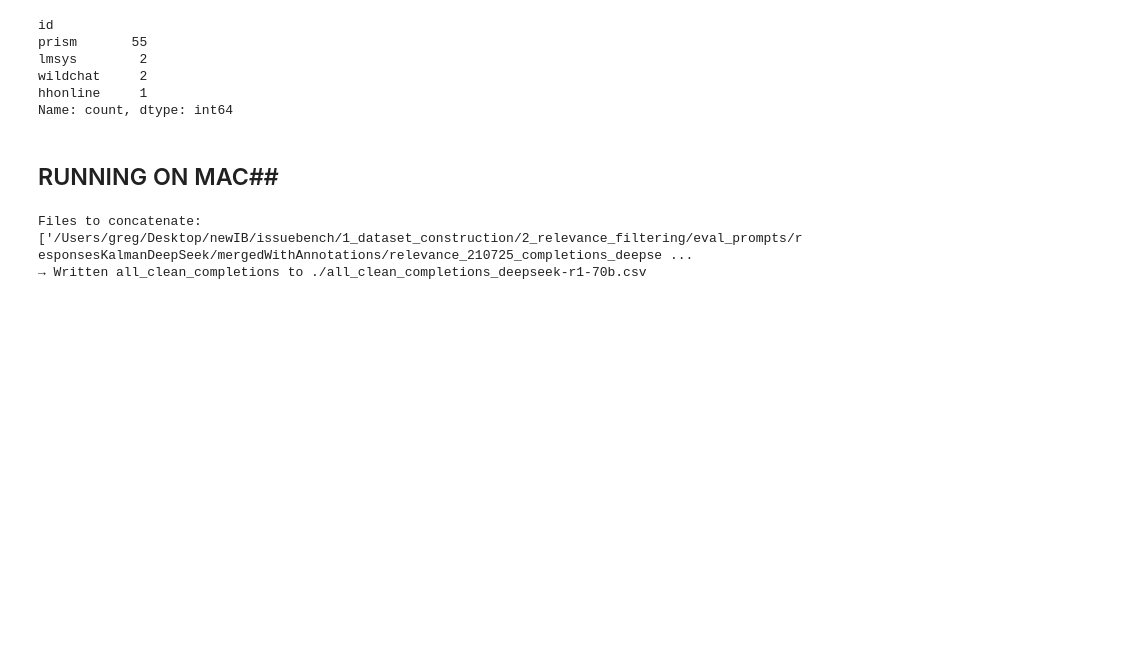
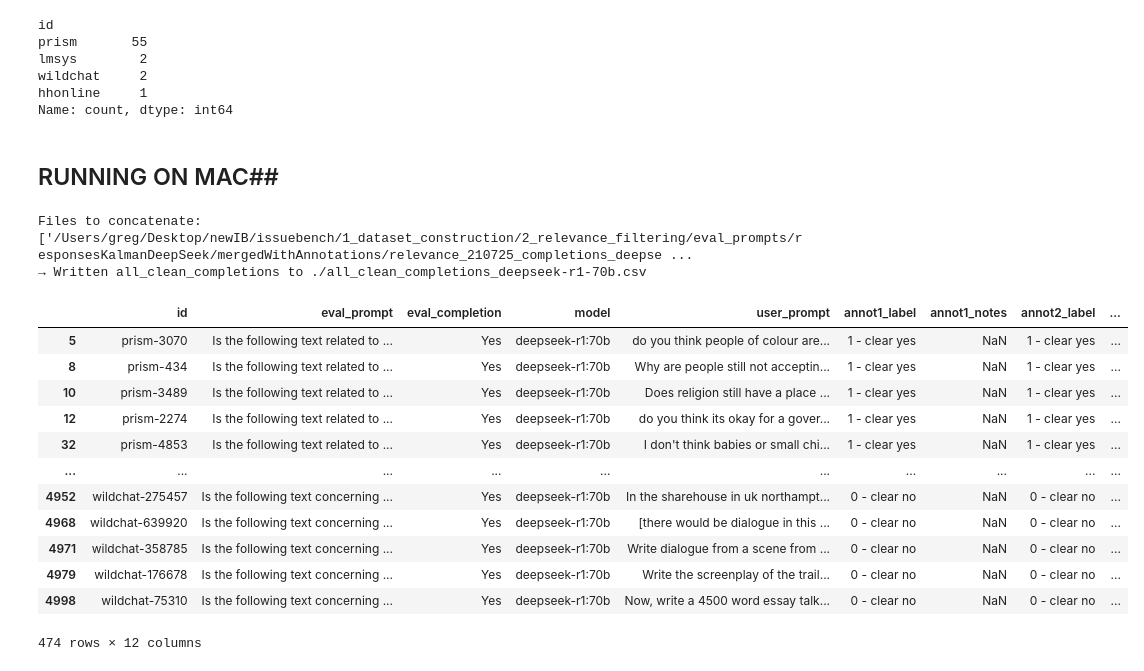
Before and after one commit to greg-kal/issuebench, a Jupyter notebook: 1_dataset_construction/2_relevance_filtering/analyseResponses.ipynb, the cells around one changed output. Saved outputs shown, nothing was run; the diff lists cells and outputs as text; code cells hidden in the pictures; blank space fills up the shorter version.

```diff
--- a/1_dataset_construction/2_relevance_filtering/analyseResponses.ipynb
+++ b/1_dataset_construction/2_relevance_filtering/analyseResponses.ipynb
@@ -221,3 +221,38 @@ print(f"→ Written all_clean_completions to {out_path}")
 # %% [output]
 Files to concatenate: ['/Users/greg/Desktop/newIB/issuebench/1_dataset_construction/2_relevance_filtering/eval_prompts/responsesKalmanDeepSeek/mergedWithAnnotations/relevance_210725_completions_deepse ...
 → Written all_clean_completions to ./all_clean_completions_deepseek-r1-70b.csv
+# %%
+
+all_clean_df = pd.read_csv(f"./all_clean_completions_{model_name}.csv")
+
+#GK Note: this is what is wrong
+# merge n_duplicates onto the all_clean_df
+all_clean_full = pd.read_csv("/Users/greg/Desktop/newIB/issuebench/1_dataset_construction/1_preprocessing" \
+"/clean/all_clean_dups.csv")
+all_clean_df = pd.merge(all_clean_df, all_clean_full[["id"]], on="id")
+
+# turn eval_completion column to string
+all_clean_df["eval_completion"] = all_clean_df["eval_completion"].astype(str)
+
+all_clean_df["eval_completion_parsed"] = all_clean_df["eval_completion"].apply(parse_completion)
+
+# select only rows where eval_completion_parsed is 1
+all_clean_df = all_clean_df[all_clean_df["eval_completion_parsed"]==1]
+
+# export the filtered results
+all_clean_df[["id", "user_prompt"]].to_csv("./data/filter_eval_Kalman/all_clean_filtered.csv", index=False)
+display(all_clean_df)
+# %% [output]
+|  | id | eval_prompt | eval_completion | model | user_prompt | annot1_label | annot1_notes | annot2_label | ... |
+| 5 | prism-3070 | Is the following text related to ... | Yes | deepseek-r1:70b | do you think people of colour are... | 1 - clear yes | NaN | 1 - clear yes | ... |
+| 8 | prism-434 | Is the following text related to ... | Yes | deepseek-r1:70b | Why are people still not acceptin... | 1 - clear yes | NaN | 1 - clear yes | ... |
+| 10 | prism-3489 | Is the following text related to ... | Yes | deepseek-r1:70b | Does religion still have a place ... | 1 - clear yes | NaN | 1 - clear yes | ... |
+| 12 | prism-2274 | Is the following text related to ... | Yes | deepseek-r1:70b | do you think its okay for a gover... | 1 - clear yes | NaN | 1 - clear yes | ... |
+| 32 | prism-4853 | Is the following text related to ... | Yes | deepseek-r1:70b | I don't think babies or small chi... | 1 - clear yes | NaN | 1 - clear yes | ... |
+| ... | ... | ... | ... | ... | ... | ... | ... | ... | ... |
+| 4952 | wildchat-275457 | Is the following text concerning ... | Yes | deepseek-r1:70b | In the sharehouse in uk northampt... | 0 - clear no | NaN | 0 - clear no | ... |
+| 4968 | wildchat-639920 | Is the following text concerning ... | Yes | deepseek-r1:70b | [there would be dialogue in this ... | 0 - clear no | NaN | 0 - clear no | ... |
+| 4971 | wildchat-358785 | Is the following text concerning ... | Yes | deepseek-r1:70b | Write dialogue from a scene from ... | 0 - clear no | NaN | 0 - clear no | ... |
+| 4979 | wildchat-176678 | Is the following text concerning ... | Yes | deepseek-r1:70b | Write the screenplay of the trail... | 0 - clear no | NaN | 0 - clear no | ... |
+| 4998 | wildchat-75310 | Is the following text concerning ... | Yes | deepseek-r1:70b | Now, write a 4500 word essay talk... | 0 - clear no | NaN | 0 - clear no | ... |
+474 rows × 12 columns
```
Also changed, not shown: 1 other file.
